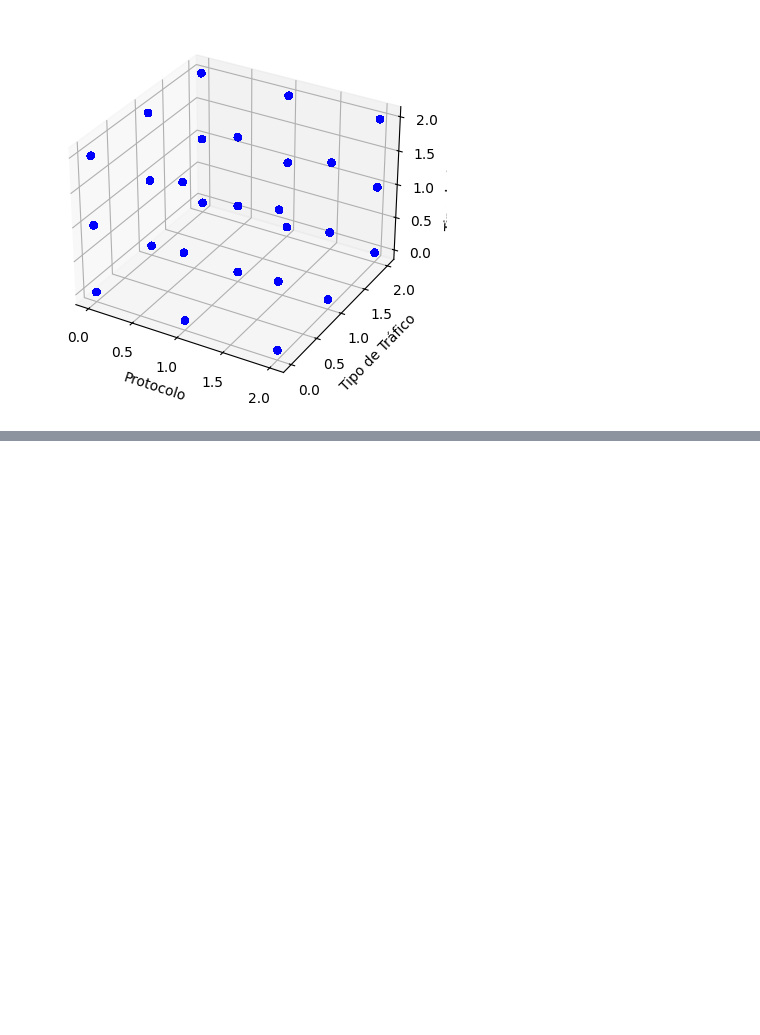
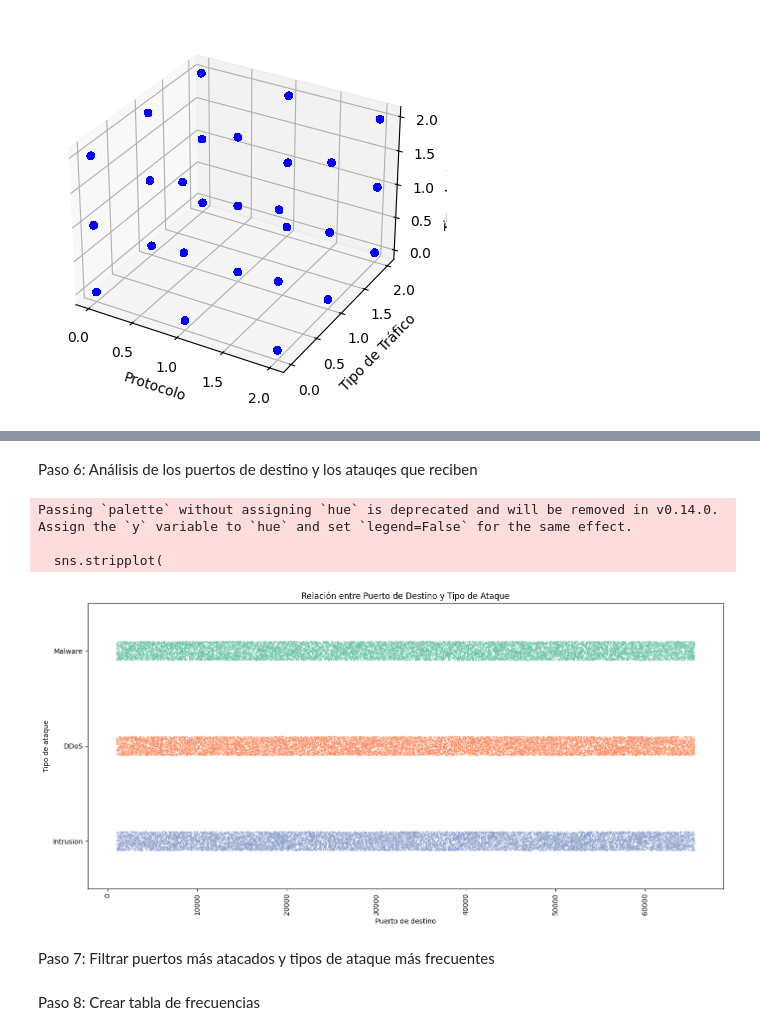
Before and after one commit to Bybolanos1290/PROYECTO-GRUPO-6-TRATAMIENTO-DE-DATOS, a Jupyter notebook: ANALISIS DE ATAQUES.ipynb, the cells around one changed output, grey strips where cells are left out. Cells and saved outputs as stored; diff of their text form; code cells hidden in the pictures; blank space fills up the shorter version.

```diff
--- a/ANALISIS DE ATAQUES.ipynb
+++ b/ANALISIS DE ATAQUES.ipynb
@@ -120,0 +100,27 @@ print(df[duplicados_col])
+# %% [markdown]
+Paso 6: Análisis de los puertos de destino y los atauqes que reciben
+# %%
+# ✅ Stripplot: Puerto vs Tipo de ataque
+plt.figure(figsize=(14, 7))
+sns.stripplot(
+    data=df,
+    x='Destination Port',
+    y='Attack Type',
+    jitter=True,
+    alpha=0.6,
+    palette='Set2',
+    size=2
+)
+plt.title("Relación entre Puerto de Destino y Tipo de Ataque")
+plt.xlabel("Puerto de destino")
+plt.ylabel("Tipo de ataque")
+plt.xticks(rotation=90)
+plt.tight_layout()
+plt.show()
+# %% [output]
+Passing `palette` without assigning `hue` is deprecated and will be removed in v0.14.0. Assign the `y` variable to `hue` and set `legend=False` for the same effect.
+
+  sns.stripplot(
+[figure, added]
+# %% [markdown]
+Paso 7: Filtrar puertos más atacados y tipos de ataque más frecuentes
@@ -120,0 +143,2 @@ print(df[duplicados_col])
+# %% [markdown]
+ Paso 8: Crear tabla de frecuencias
```
Also changed, not shown: parts of 7 cells of this notebook.
